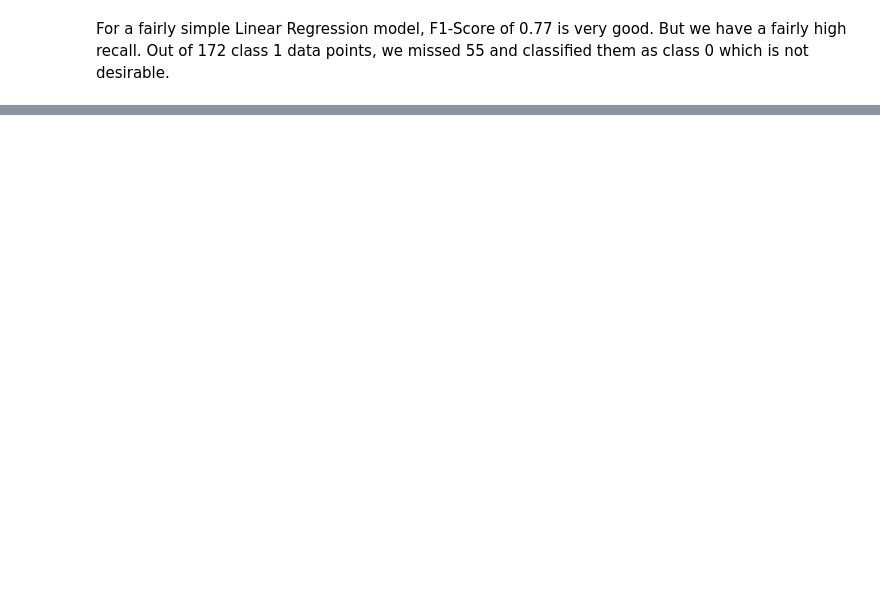
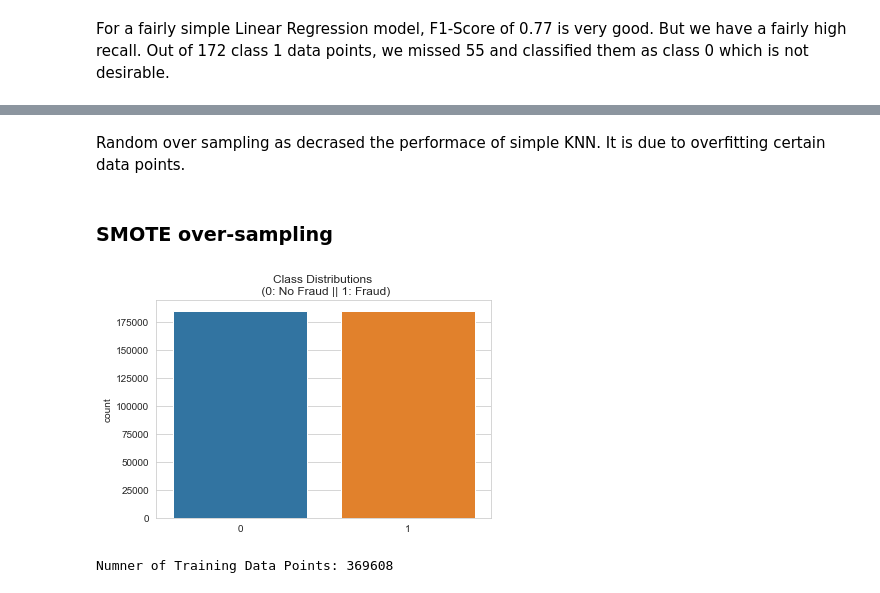
Before and after one commit to NamanJain2050/CreditCardFraudDetection, a Jupyter notebook: CCFraudDetection.ipynb, the cells around one changed output, grey strips where cells are left out. Cells and saved outputs as stored; diff of their text form; code cells hidden in the pictures; blank space fills up the shorter version.

```diff
--- a/CCFraudDetection.ipynb
+++ b/CCFraudDetection.ipynb
@@ -237,0 +325,14 @@ plt.show()
+# %% [markdown]
+Random over sampling as decrased the performace of simple KNN. It is due to overfitting certain data points.
+# %% [markdown]
+### SMOTE over-sampling
+# %%
+X_resampled_smote, y_resampled_smote = SMOTE().fit_resample(x_train, y_train)
+# %%
+sns.countplot(x=y_resampled_smote)
+plt.title('Class Distributions \n (0: No Fraud || 1: Fraud)')
+plt.show()
+print('Numner of Training Data Points: {}'.format(len(X_resampled_smote)))
+# %% [output]
+[figure, added]
+Numner of Training Data Points: 369608
```
Also changed, not shown: parts of 59 cells of this notebook, 1 other file.
